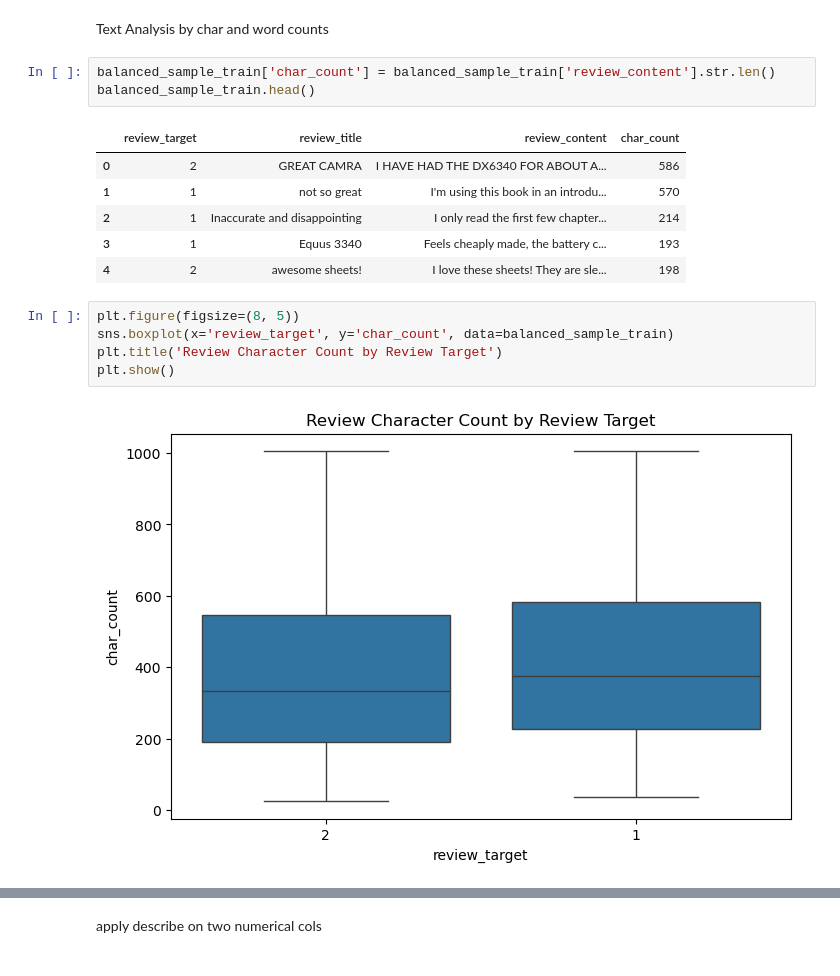
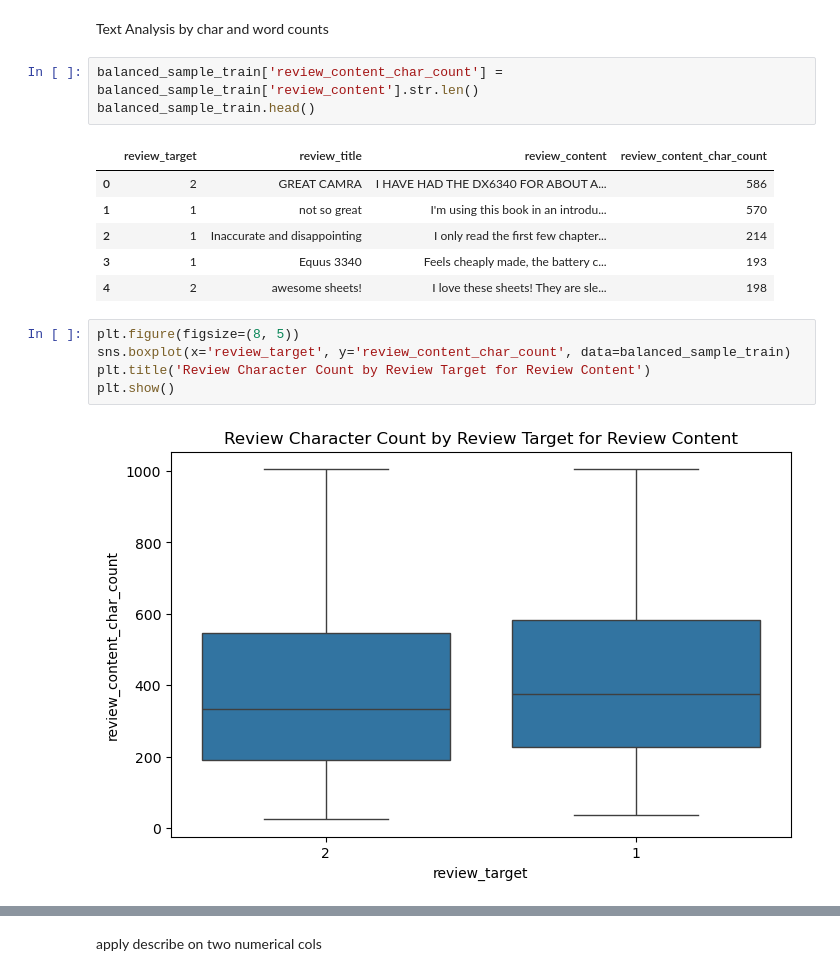
Before and after one commit to elsayedelmandoh/sentiment-sleuth, a Jupyter notebook: notebooks/02_eda.ipynb, the cells around one changed output, grey strips where cells are left out. Cells and saved outputs as stored; diff of their text form.

```diff
--- a/notebooks/02_eda.ipynb
+++ b/notebooks/02_eda.ipynb
@@ -119,10 +133,10 @@ Name: count, dtype: int64
 # %% [markdown]
 Text Analysis by char and word counts
 # %%
-balanced_sample_train['char_count'] = balanced_sample_train['review_content'].str.len()
+balanced_sample_train['review_content_char_count'] = balanced_sample_train['review_content'].str.len()
 balanced_sample_train.head()
 # %% [output]
-|  | review_target | review_title | review_content | char_count |
+|  | review_target | review_title | review_content | review_content_char_count |
 | 0 | 2 | GREAT CAMRA | I HAVE HAD THE DX6340 FOR ABOUT A... | 586 |
 | 1 | 1 | not so great | I'm using this book in an introdu... | 570 |
 | 2 | 1 | Inaccurate and disappointing | I only read the first few chapter... | 214 |
@@ -130,9 +144,9 @@ balanced_sample_train.head()
 | 4 | 2 | awesome sheets! | I love these sheets! They are sle... | 198 |
 # %%
 plt.figure(figsize=(8, 5))
-sns.boxplot(x='review_target', y='char_count', data=balanced_sample_train)
-plt.title('Review Character Count by Review Target')
+sns.boxplot(x='review_target', y='review_content_char_count', data=balanced_sample_train)
+plt.title('Review Character Count by Review Target for Review Content')
 plt.show()
 # %% [output]
-[figure, old version]
+[figure, new version]
 # %%
```
Also changed, not shown: parts of 9 cells of this notebook, 4 other files.
